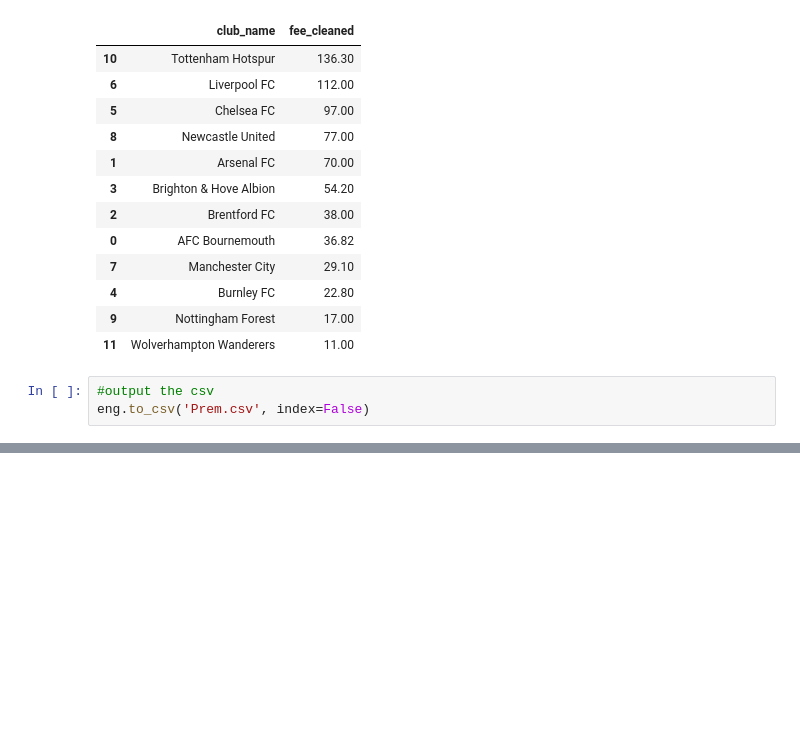
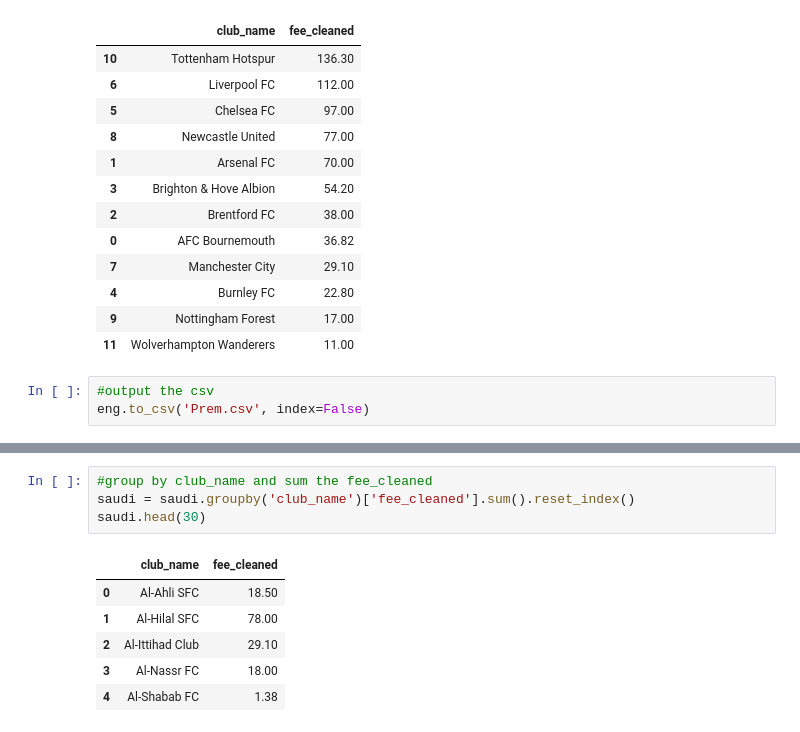
Before and after one commit to AhanPenkar/live-transfers, a Jupyter notebook: clean.ipynb, the cells around one changed output, grey strips where cells are left out. Saved outputs shown, nothing was run; the diff lists cells and outputs as text; blank space fills up the shorter version.

```diff
--- a/clean.ipynb
+++ b/clean.ipynb
@@ -84,0 +110,11 @@ eng.to_csv('Prem.csv', index=False)
+# %%
+#group by club_name and sum the fee_cleaned
+saudi = saudi.groupby('club_name')['fee_cleaned'].sum().reset_index()
+saudi.head(30)
+# %% [output]
+|  | club_name | fee_cleaned |
+| 0 | Al-Ahli SFC | 18.50 |
+| 1 | Al-Hilal SFC | 78.00 |
+| 2 | Al-Ittihad Club | 29.10 |
+| 3 | Al-Nassr FC | 18.00 |
+| 4 | Al-Shabab FC | 1.38 |
```
Also changed, not shown: parts of 4 cells of this notebook, 12 other files.
